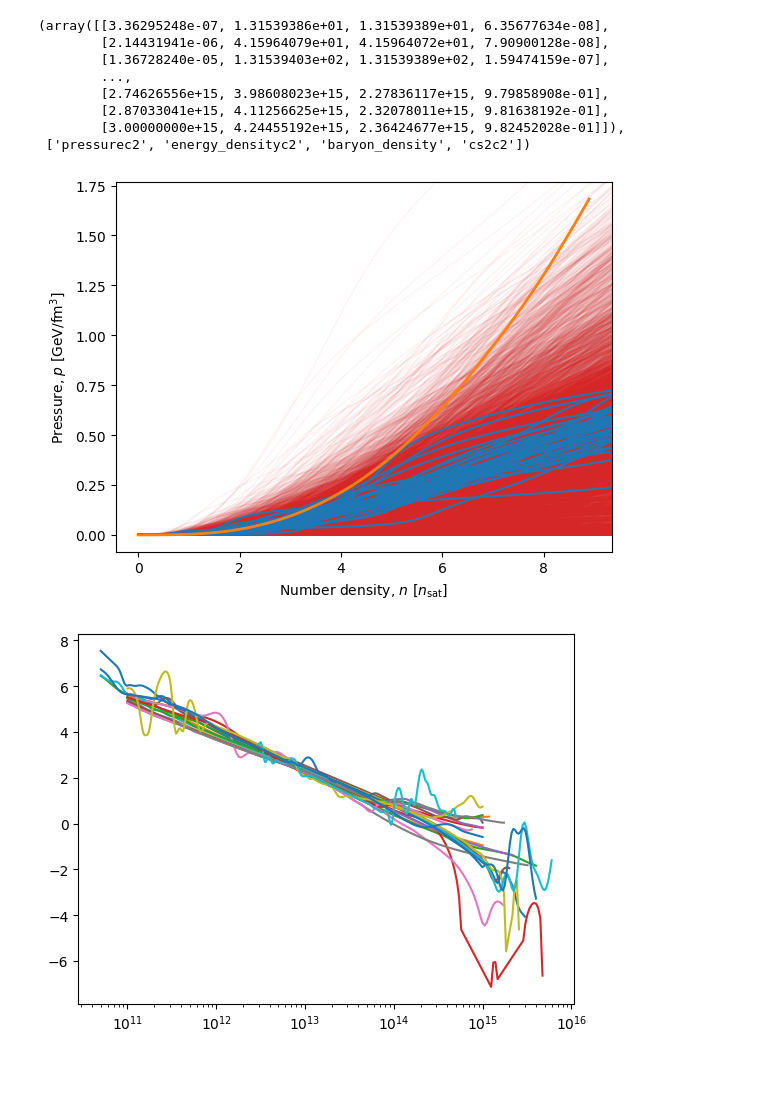
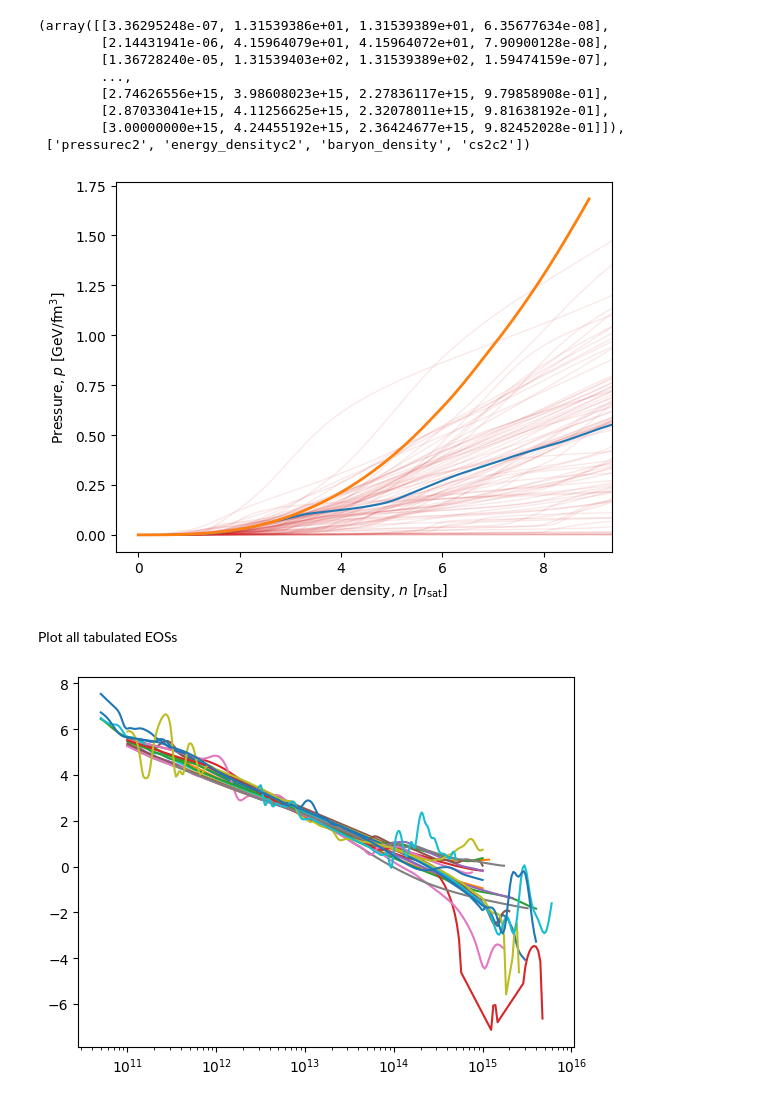
Before and after one commit to eliotfinch/pqcd, a Jupyter notebook: notebooks/inspect_gp_hdf5s.ipynb, the cells around one changed output. Drawn from its saved outputs; the diff is of its cells as text; code cells hidden in the pictures; blank space fills up the shorter version.

```diff
--- a/notebooks/inspect_gp_hdf5s.ipynb
+++ b/notebooks/inspect_gp_hdf5s.ipynb
@@ -71,7 +75,7 @@ energy_density_mean = to_GeV_per_cubic_femtometre(eos[:, cols.index('energy_dens
 number_density_mean = to_nucleons_per_cubic_femtometre(eos[:, cols.index('baryon_density')])
 # %%
 sets = [2, 0, 1]
-N_samp = 1000
+N_samp = 10
 
 good_EOSs = {s: [] for s in sets}
 
@@ -86,35 +90,37 @@ ylim = ax.get_ylim()
 
 for s in sets:
     for variety in ['had', 'hyp', 'qrk']:
         for ni in range(N_samp):
 
             eos = pd.read_csv(f'../data/eos-draws-modified/{s:02}/{variety}agn/eos-draw-{ni:06}.csv')
 
             if pqcd.consistent_with_pqcd(eos, pqcd_region_dict):
                 good_EOSs[s].append((variety, ni))
                 ax.plot(
                     to_nucleons_per_cubic_femtometre(eos.baryon_density)/nsat,
                     to_GeV_per_cubic_femtometre(eos.pressurec2),
                     c='C0'
                 )
 
             else:
                 ax.plot(
                     to_nucleons_per_cubic_femtometre(eos.baryon_density)/nsat,
                     to_GeV_per_cubic_femtometre(eos.pressurec2),
                     c='C3',
-                    alpha=0.05,
+                    alpha=0.1,
                     lw=1,
                     zorder=0.5
                 )
 
 ax.set_xlim(xlim)
 ax.set_ylim(ylim)
 
 ax.set_xlabel(r'Number density, $n$ [$n_{\rm sat}$]')
 _ = ax.set_ylabel(r'Pressure, $p$ [GeV/fm$^3$]')
 # %% [output]
-[figure, old version]
+[figure, new version]
+# %% [markdown]
+Plot all tabulated EOSs
 # %%
 hdf5_paths = {
     'had': ['bsk', 'bsr', 'dd', 'eng', 'gm', 'kde', 'mpa', 'nl', 'r', 'sk', 'sly', 'tm'],
```
Also changed, not shown: parts of 15 cells of this notebook.
